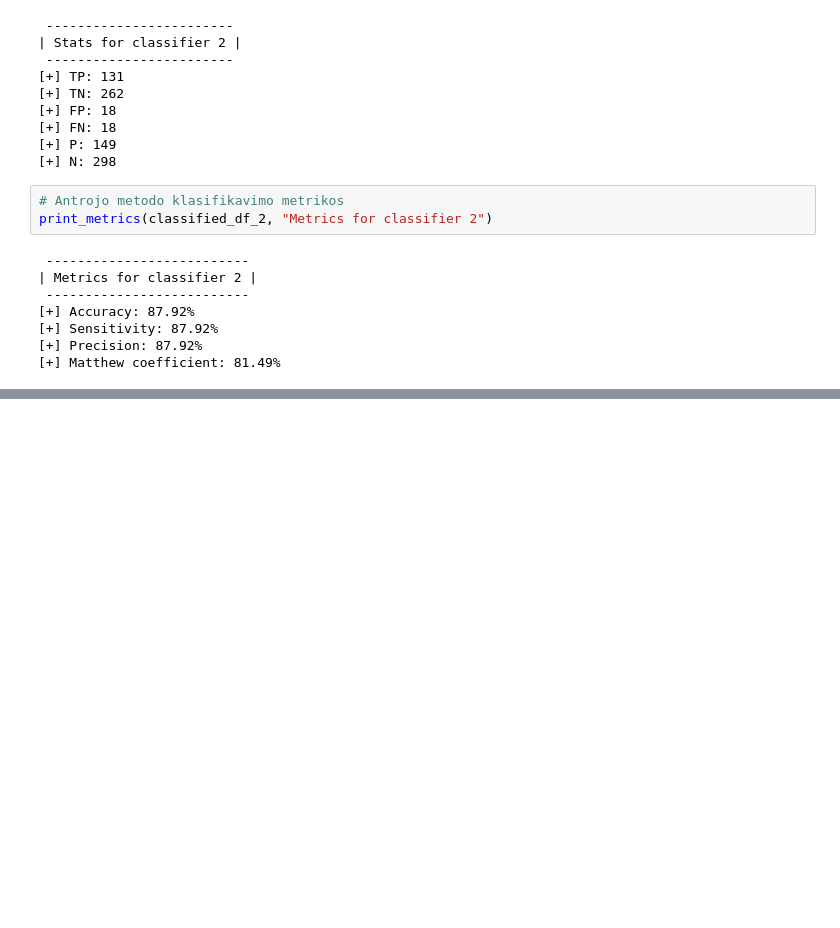
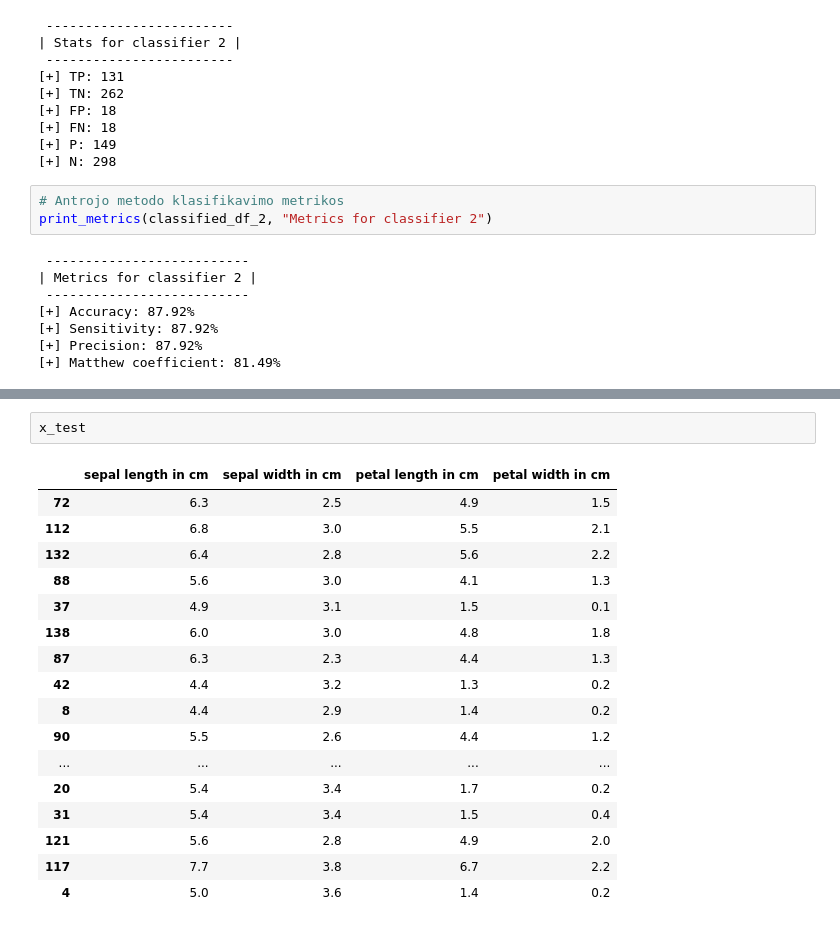
Before and after one commit to KostasEreksonas/Iris_classification, a Jupyter notebook: iris.ipynb, the cells around one changed output, grey strips where cells are left out. Cells and saved outputs as stored; diff of their text form; blank space fills up the shorter version.

```diff
--- a/iris.ipynb
+++ b/iris.ipynb
@@ -580,0 +616,20 @@ print_metrics(classified_df_2, "Metrics for classifier 2")
+# %%
+x_test
+# %% [output]
+|  | sepal length in cm | sepal width in cm | petal length in cm | petal width in cm |
+| 72 | 6.3 | 2.5 | 4.9 | 1.5 |
+| 112 | 6.8 | 3.0 | 5.5 | 2.1 |
+| 132 | 6.4 | 2.8 | 5.6 | 2.2 |
+| 88 | 5.6 | 3.0 | 4.1 | 1.3 |
+| 37 | 4.9 | 3.1 | 1.5 | 0.1 |
+| 138 | 6.0 | 3.0 | 4.8 | 1.8 |
+| 87 | 6.3 | 2.3 | 4.4 | 1.3 |
+| 42 | 4.4 | 3.2 | 1.3 | 0.2 |
+| 8 | 4.4 | 2.9 | 1.4 | 0.2 |
+| 90 | 5.5 | 2.6 | 4.4 | 1.2 |
+| ... | ... | ... | ... | ... |
+| 20 | 5.4 | 3.4 | 1.7 | 0.2 |
+| 31 | 5.4 | 3.4 | 1.5 | 0.4 |
+| 121 | 5.6 | 2.8 | 4.9 | 2.0 |
+| 117 | 7.7 | 3.8 | 6.7 | 2.2 |
+| 4 | 5.0 | 3.6 | 1.4 | 0.2 |
```
Also changed, not shown: parts of 6 cells of this notebook.
